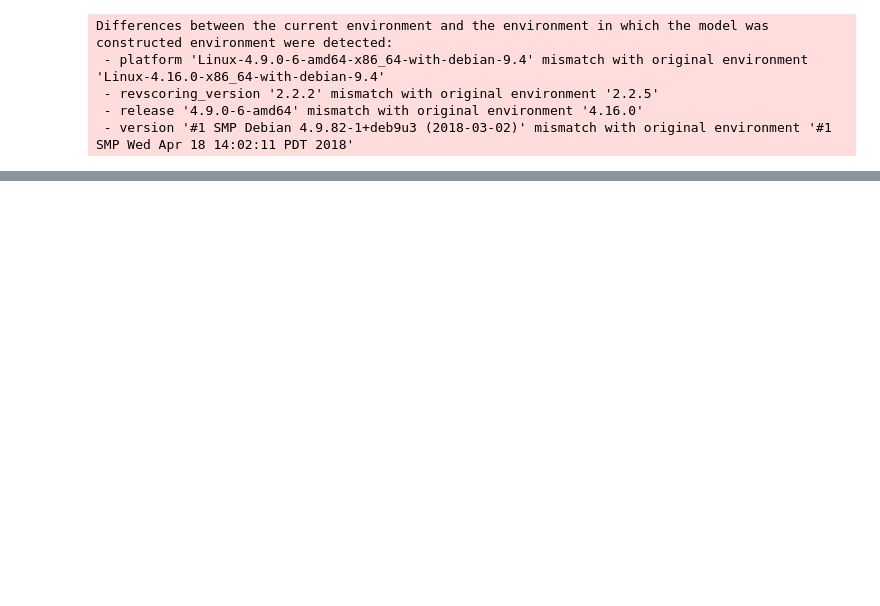
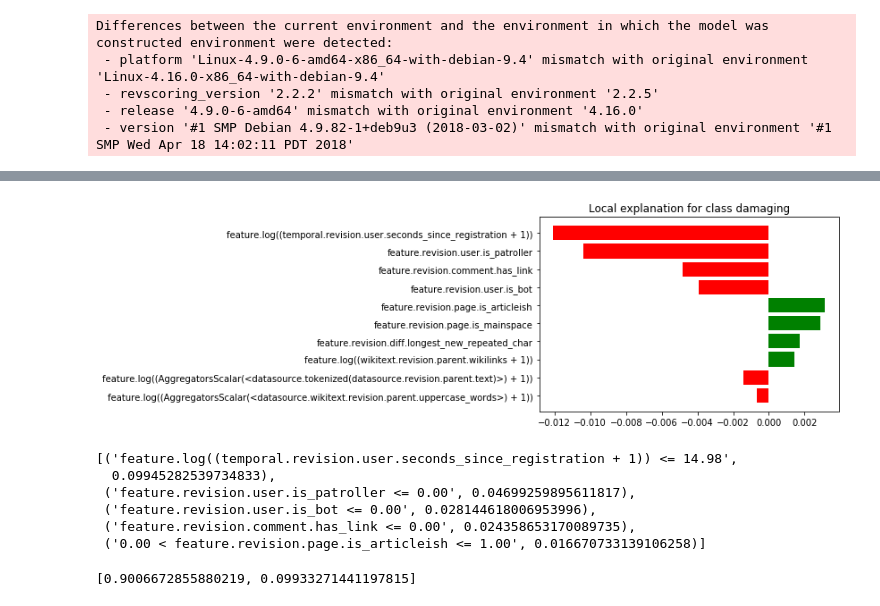
Before and after one commit to adamwight/ores-lime, a Jupyter notebook: Explain ORES.ipynb, the cells around one changed output, grey strips where cells are left out. Drawn from its saved outputs; the diff is of its cells as text; code cells hidden in the pictures; blank space fills up the shorter version.

Commit message:
[WIP] Working but incorrect
FIXME: Features don't match the API output.  Why?  Explanations don't make sense.

```diff
--- a/Explain ORES.ipynb
+++ b/Explain ORES.ipynb
@@ -29,4 +47,0 @@ sm.score(feature_values)
-# %%
-# FIXME: We would actually want to change the diff, though?
-feature_values = np.array(list(extractor.extract(rev_to_score, sm.features, cache={"datasource.revision.text": "you"})))
-sm.score(feature_values)
@@ -64,5 +56,5 @@ import numpy as np
 
 # FIXME: Don't cast booleans to float.
 
-features = sorted(str(f) for f in sm.features)
+features = [str(f) for f in sm.features]
 train = np.array([np.array([o["cache"][k] for k in features]) for o in observations])
@@ -92,17 +64,14 @@ features
 from sklearn.linear_model import LinearRegression
 from lime.lime_tabular import LimeTabularExplainer
 
+def score(samples):
+    raw_results = [np.array([sm.score(v)["probability"][t] for t in [False, True]]) for v in samples]
+    return np.array(raw_results)
+
 explainer = LimeTabularExplainer(
     train,
     mode="classification",
     feature_names=features,
-    class_names=["damaging", "not damaging"],
-    discretize_continuous=True
+    class_names=["not damaging", "damaging"],
+    discretize_continuous=False
 )
-exp = explainer.explain_instance(
-    np.array(feature_values),
-    sm.score,
-    num_features=3,
-    top_labels=3,
-    model_regressor=LinearRegression()
-)
@@ -110,0 +98,26 @@ ValueError: operands could not be broadcast together with shapes (1,395000) (79,
+# %%
+exp = explainer.explain_instance(
+    np.array(feature_values),
+    score,
+    num_features=10,
+    top_labels=10,
+    model_regressor=LinearRegression()
+)
+# %%
+%matplotlib inline
+fig = exp.as_pyplot_figure()
+# %% [output]
+[figure, added]
+# %%
+exp.as_list()
+# %% [output]
+[('feature.log((temporal.revision.user.seconds_since_registration + 1)) <= 14.98',
+  0.09945282539734833),
+ ('feature.revision.user.is_patroller <= 0.00', 0.04699259895611817),
+ ('feature.revision.user.is_bot <= 0.00', 0.028144618006953996),
+ ('feature.revision.comment.has_link <= 0.00', 0.024358653170089735),
+ ('0.00 < feature.revision.page.is_articleish <= 1.00', 0.016670733139106258)]
+# %%
+[sm.score(feature_values)["probability"][t] for t in [False, True]]
+# %% [output]
+[0.9006672855880219, 0.09933271441197815]
```
Also changed, not shown: parts of 6 cells of this notebook.
